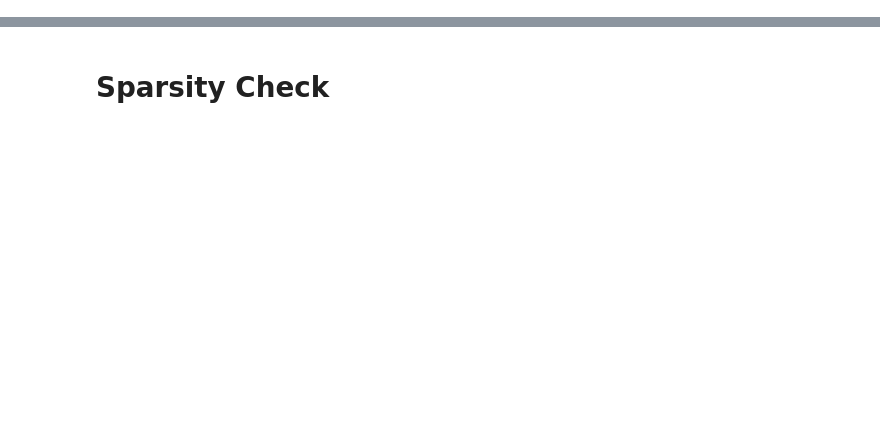
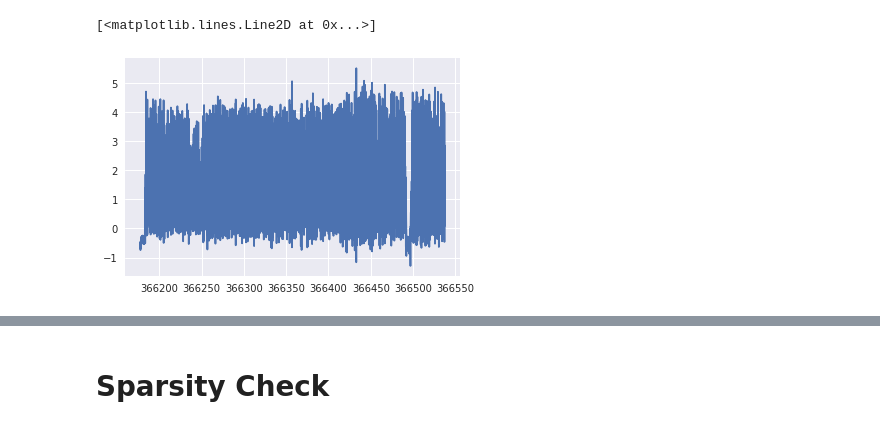
Before and after one commit to AshleyLab/MHC-Gait-Cluster, a Jupyter notebook: MHC-Gait.ipynb, the cells around one changed output, grey strips where cells are left out. Saved outputs shown, nothing was run; the diff lists cells and outputs as text; code cells hidden in the pictures; blank space fills up the shorter version.

```diff
--- a/MHC-Gait.ipynb
+++ b/MHC-Gait.ipynb
@@ -122,3 +122,11 @@ demographics_df.head()
 | 2 | 6056f89a-9827-4a28-b67c-fad59b97f793 | bfdf60c0-c322-47f0-8a47-a52c7dc50ab9 | 92.0 | Male | 73.0 | 34.0 |
 | 3 | 66aed6d3-f6e4-4ec0-be76-eed94d6db501 | 32ee6b1e-e3c9-48f2-b4e4-1d29ca134ce6 | 123.0 | Female | 67.0 | 30.0 |
 | 4 | 1da48794-aefb-44a4-84da-e0cbafcff92a | 552417f4-a4aa-4004-b1a7-0e97ac3b316a | 204.0 | Female | 63.0 | 62.0 |
+# %%
+present = pd.read_json('data/test_accel_old4.json').set_index('timestamp')
+present_part = present.iloc[2000:2500]
+# %%
+plt.plot(present.y)
+# %% [output]
+[<matplotlib.lines.Line2D at 0x...>]
+[figure, added]
```
Also changed, not shown: parts of 5 cells of this notebook, 18 other files.
